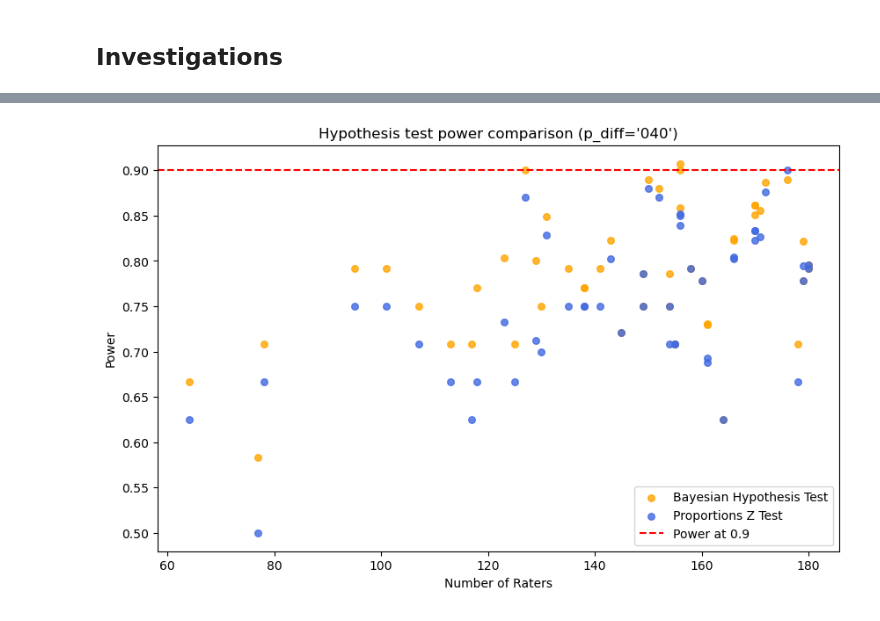
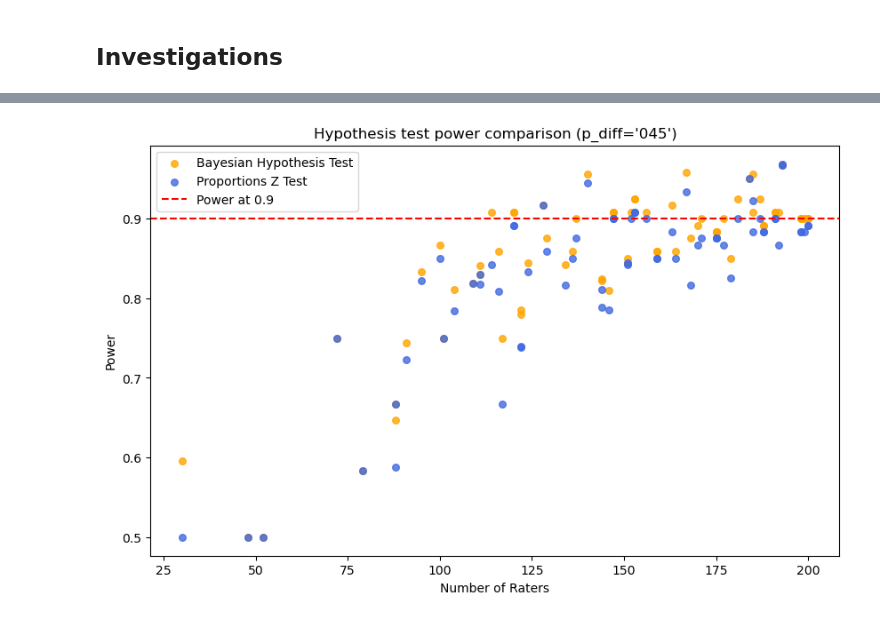
Before and after one commit to imrogerjiang/bayesian-inference-topic-measures, a Jupyter notebook: Plotting Simulation Results.ipynb, the cells around one changed output, grey strips where cells are left out. Saved outputs shown, nothing was run; the diff lists cells and outputs as text; code cells hidden in the pictures.

```diff
--- a/Plotting Simulation Results.ipynb
+++ b/Plotting Simulation Results.ipynb
@@ -274,6 +274,6 @@ p_diffs = ["040", "055", "075", "OA040"]
 # %%
 for p_diff in p_diffs:
-    power_dfs[p_diff] = pd.read_csv(f"data/simulations/power_power{p_diff}.csv")
+    power_dfs[p_diff] = pd.read_csv(f"data/simulations/power_power_2_{p_diff}.csv")
 # %%
 for p_diff in p_diffs:
     power_dfs[p_diff]["propz_005"]=power_dfs[p_diff]["propz_pval"]<0.05
@@ -287,7 +287,7 @@ for p_diff in p_diffs:
     power_counts_dfs[p_diff]["bht_005p"]=power_counts_dfs[p_diff]["bht_005"]/power_counts_dfs[p_diff]["n_trials"]
 # %%
 # Uniform sampling vs OA
-p_diff = "040"
+p_diff = "045"
 legend = {"royalblue":"Uniform Sampling", "orange":"Optimal Allocation"}
 dfs = {"royalblue":power_counts_dfs[p_diff], "orange":power_counts_dfs["OA"+p_diff]}
 
@@ -308,0 +309,19 @@ plt.show()
+# %%
+# Uniform sampling vs OA
+p_diff = "055"
+legend = {"royalblue":"Uniform Sampling", "orange":"Optimal Allocation"}
+dfs = {"royalblue":power_counts_dfs[p_diff], "orange":power_counts_dfs["OA"+p_diff]}
+
+fig, ax = plt.subplots(1, 1, figsize=(10,6))
+for colour in reversed(legend):
+    ax.scatter(
+        x=dfs[colour]["n_raters"],
+        y=dfs[colour]["bht_005p"],
+        c=colour, label=legend[colour],
+        s=30, alpha=0.8)
+ax.axhline(y=0.9, color = 'r', linestyle = 'dashed', label="Power at 0.9")
+ax.set_title(f"Uniform sampling vs Optimal Allocation ({p_diff=})")
+ax.set_xlabel("Number of Raters")
+ax.set_ylabel("Power")
+ax.legend()
+plt.show()
@@ -308,0 +330,19 @@ plt.show()
+# %%
+# Uniform sampling vs OA
+p_diff = "070"
+legend = {"royalblue":"Uniform Sampling", "orange":"Optimal Allocation"}
+dfs = {"royalblue":power_counts_dfs[p_diff], "orange":power_counts_dfs["OA"+p_diff]}
+
+fig, ax = plt.subplots(1, 1, figsize=(10,6))
+for colour in reversed(legend):
+    ax.scatter(
+        x=dfs[colour]["n_raters"],
+        y=dfs[colour]["bht_005p"],
+        c=colour, label=legend[colour],
+        s=30, alpha=0.8)
+ax.axhline(y=0.9, color = 'r', linestyle = 'dashed', label="Power at 0.9")
+ax.set_title(f"Uniform sampling vs Optimal Allocation ({p_diff=})")
+ax.set_xlabel("Number of Raters")
+ax.set_ylabel("Power")
+ax.legend()
+plt.show()
@@ -309,24 +351,24 @@ plt.show()
 # %%
 # Propz vs BHT
-p_diff = "040"
+p_diff = "045"
 legend = {"royalblue":"Proportions Z Test", "orange":"Bayesian Hypothesis Test"}
 test = {"royalblue":"propz", "orange":"bht"}
 
 fig, ax = plt.subplots(1, 1, figsize=(10,6))
 for colour in reversed(legend):
     ax.scatter(
         x=power_counts_dfs[p_diff]["n_raters"],
         y=power_counts_dfs[p_diff][f"{test[colour]}_005p"],
         c=colour, label=legend[colour],
         s=30, alpha=0.8)
 ax.axhline(y=0.9, color = 'r', linestyle = 'dashed', label="Power at 0.9")
 ax.set_title(f"Hypothesis test power comparison ({p_diff=})")
 ax.set_xlabel("Number of Raters")
 ax.set_ylabel("Power")
 ax.legend()
 plt.show()
 # %% [output]
-[figure, old version]
+[figure, new version]
 # %%
 # Propz vs BHT
 p_diff = "055"
```
Also changed, not shown: parts of 9 cells of this notebook, 2 other files.
